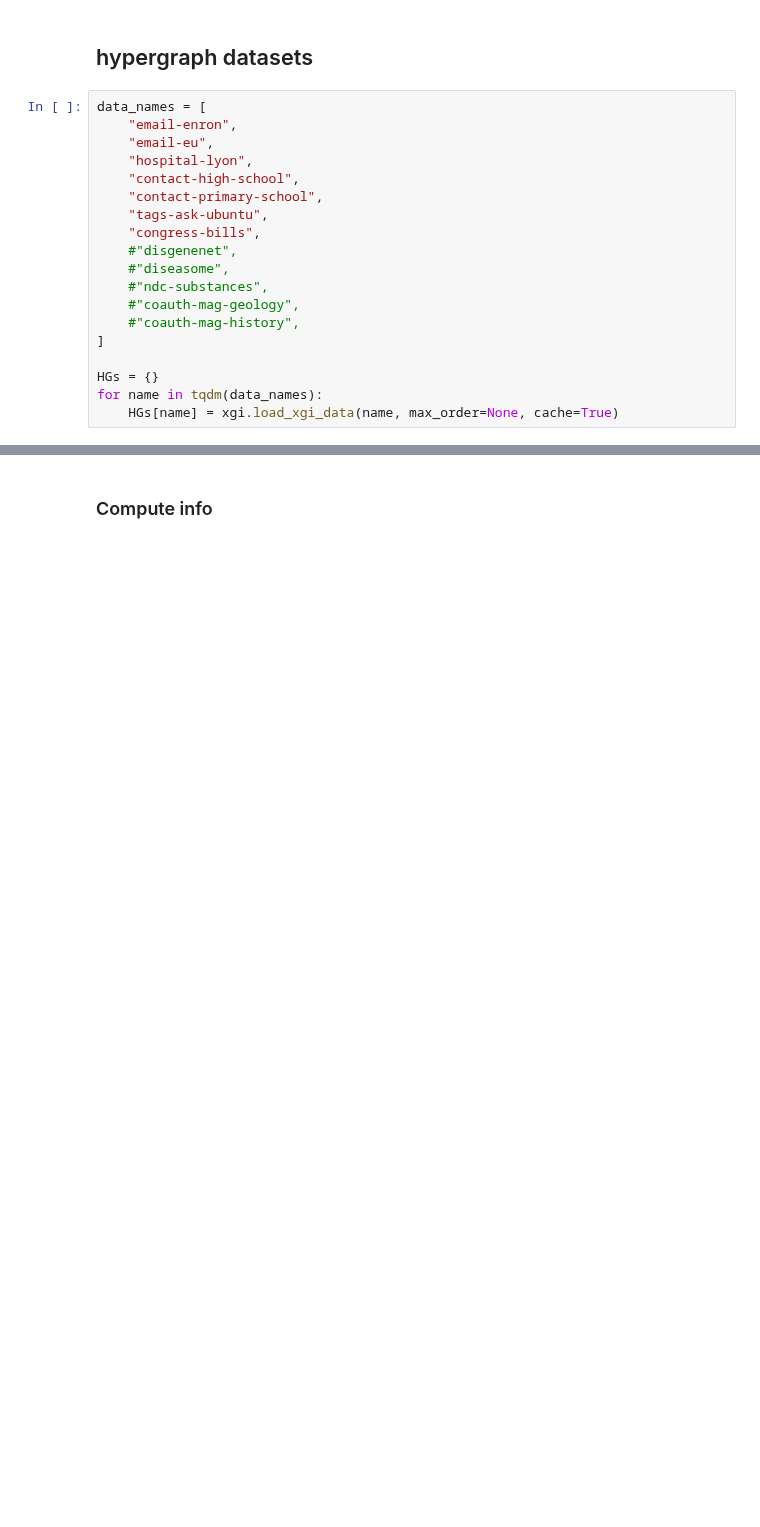
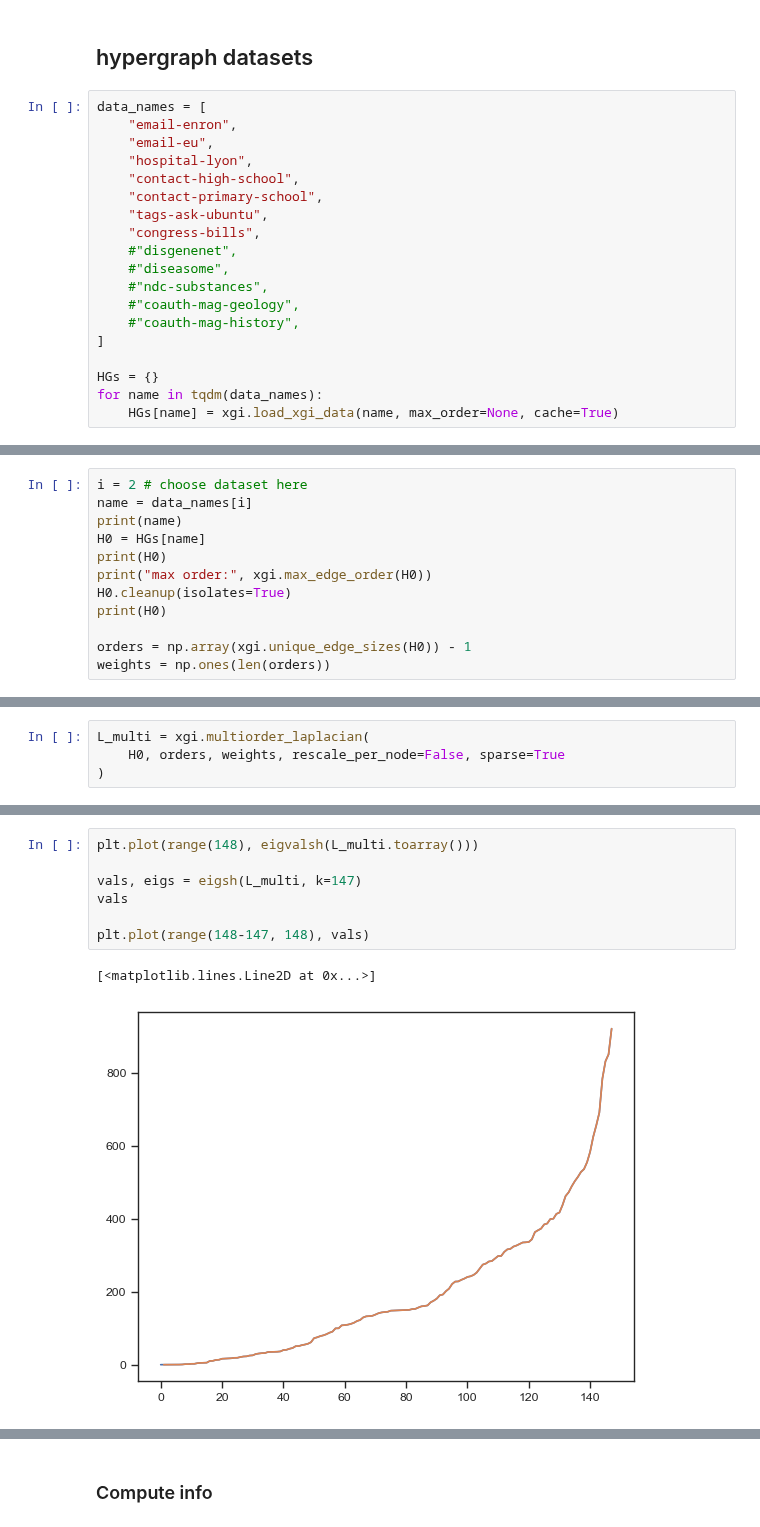
Before and after one commit to maximelucas/hypergraph_reducibility, a Jupyter notebook: notebooks/figure_1_single_tau.ipynb, the cells around one changed output, grey strips where cells are left out. Cells and saved outputs as stored; diff of their text form; blank space fills up the shorter version.

Commit message:
made functions sparse

```diff
--- a/notebooks/figure_1_single_tau.ipynb
+++ b/notebooks/figure_1_single_tau.ipynb
@@ -50,0 +55,12 @@ Unnamed Hypergraph with 55549 nodes and 33959 hyperedges
+# %%
+i = 2 # choose dataset here
+name = data_names[i]
+print(name)
+H0 = HGs[name]
+print(H0)
+print("max order:", xgi.max_edge_order(H0))
+H0.cleanup(isolates=True)
+print(H0)
+
+orders = np.array(xgi.unique_edge_sizes(H0)) - 1
+weights = np.ones(len(orders))
@@ -50,0 +72,4 @@ Unnamed Hypergraph with 55549 nodes and 33959 hyperedges
+# %%
+L_multi = xgi.multiorder_laplacian(
+    H0, orders, weights, rescale_per_node=False, sparse=True
+)
@@ -50,0 +239,10 @@ Unnamed Hypergraph with 55549 nodes and 33959 hyperedges
+# %%
+plt.plot(range(148), eigvalsh(L_multi.toarray()))
+
+vals, eigs = eigsh(L_multi, k=147)
+vals
+
+plt.plot(range(148-147, 148), vals)
+# %% [output]
+[<matplotlib.lines.Line2D at 0x...>]
+[figure, added]
```
Also changed, not shown: parts of 32 cells of this notebook, 10 other files.
